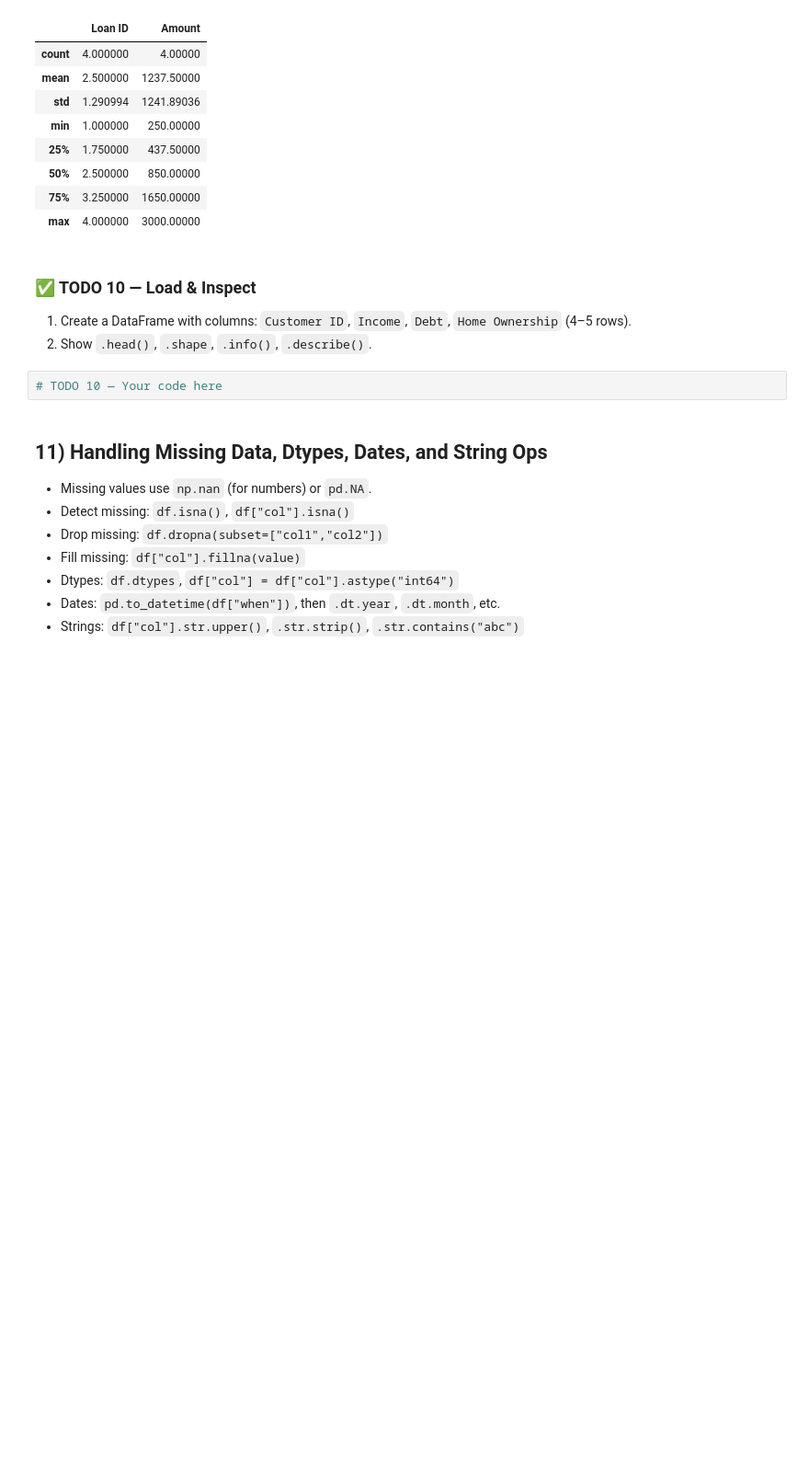
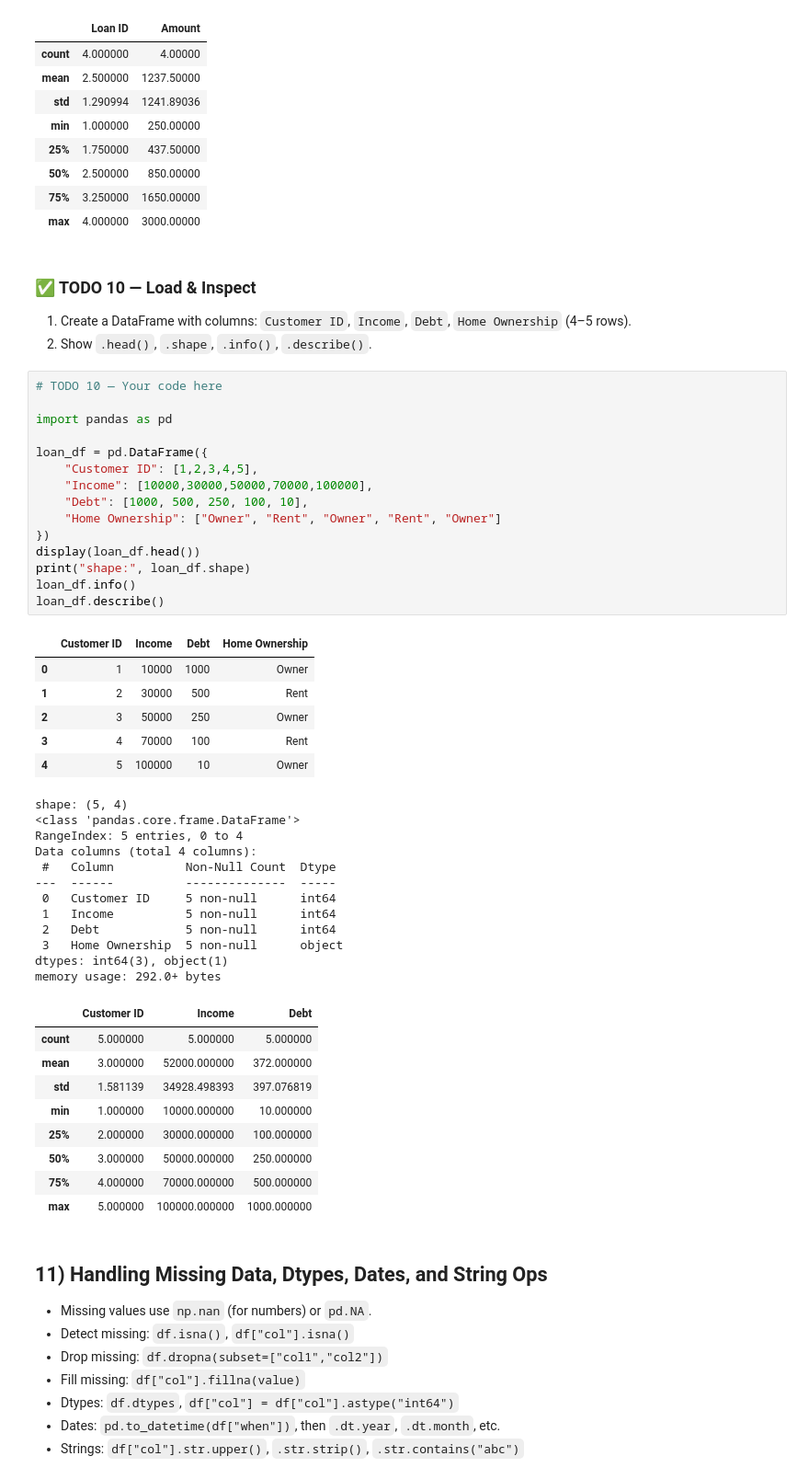
Before and after one commit to dariohoxha/Lone-Risk-Prediction-MDST, a Jupyter notebook: python_numpy_pandas_tutorial.ipynb, the cells around one changed output. Shown at 92% size. Drawn from its saved outputs; the diff is of its cells as text; blank space fills up the shorter version.

```diff
--- a/python_numpy_pandas_tutorial.ipynb
+++ b/python_numpy_pandas_tutorial.ipynb
@@ -385,6 +478,47 @@ memory usage: 228.0+ bytes
 2. Show `.head()`, `.shape`, `.info()`, `.describe()`.
 # %%
 # TODO 10 — Your code here
+
+import pandas as pd
+
+loan_df = pd.DataFrame({
+    "Customer ID": [1,2,3,4,5],
+    "Income": [10000,30000,50000,70000,100000],
+    "Debt": [1000, 500, 250, 100, 10],
+    "Home Ownership": ["Owner", "Rent", "Owner", "Rent", "Owner"]
+})
+display(loan_df.head())
+print("shape:", loan_df.shape)
+loan_df.info()
+loan_df.describe()
+# %% [output]
+|  | Customer ID | Income | Debt | Home Ownership |
+| 0 | 1 | 10000 | 1000 | Owner |
+| 1 | 2 | 30000 | 500 | Rent |
+| 2 | 3 | 50000 | 250 | Owner |
+| 3 | 4 | 70000 | 100 | Rent |
+| 4 | 5 | 100000 | 10 | Owner |
+shape: (5, 4)
+<class 'pandas.core.frame.DataFrame'>
+RangeIndex: 5 entries, 0 to 4
+Data columns (total 4 columns):
+ #   Column          Non-Null Count  Dtype
+---  ------          --------------  -----
+ 0   Customer ID     5 non-null      int64
+ 1   Income          5 non-null      int64
+ 2   Debt            5 non-null      int64
+ 3   Home Ownership  5 non-null      object
+dtypes: int64(3), object(1)
+memory usage: 292.0+ bytes
+|  | Customer ID | Income | Debt |
+| count | 5.000000 | 5.000000 | 5.000000 |
+| mean | 3.000000 | 52000.000000 | 372.000000 |
+| std | 1.581139 | 34928.498393 | 397.076819 |
+| min | 1.000000 | 10000.000000 | 10.000000 |
+| 25% | 2.000000 | 30000.000000 | 100.000000 |
+| 50% | 3.000000 | 50000.000000 | 250.000000 |
+| 75% | 4.000000 | 70000.000000 | 500.000000 |
+| max | 5.000000 | 100000.000000 | 1000.000000 |
 # %% [markdown]
 ## 11) Handling Missing Data, Dtypes, Dates, and String Ops
 
```
Also changed, not shown: parts of 13 cells of this notebook.
